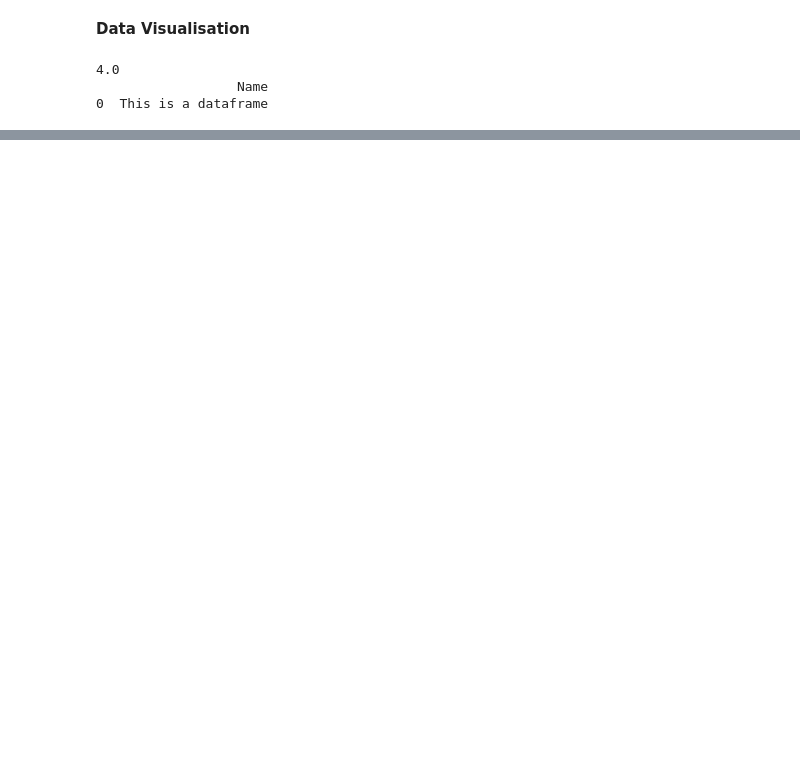
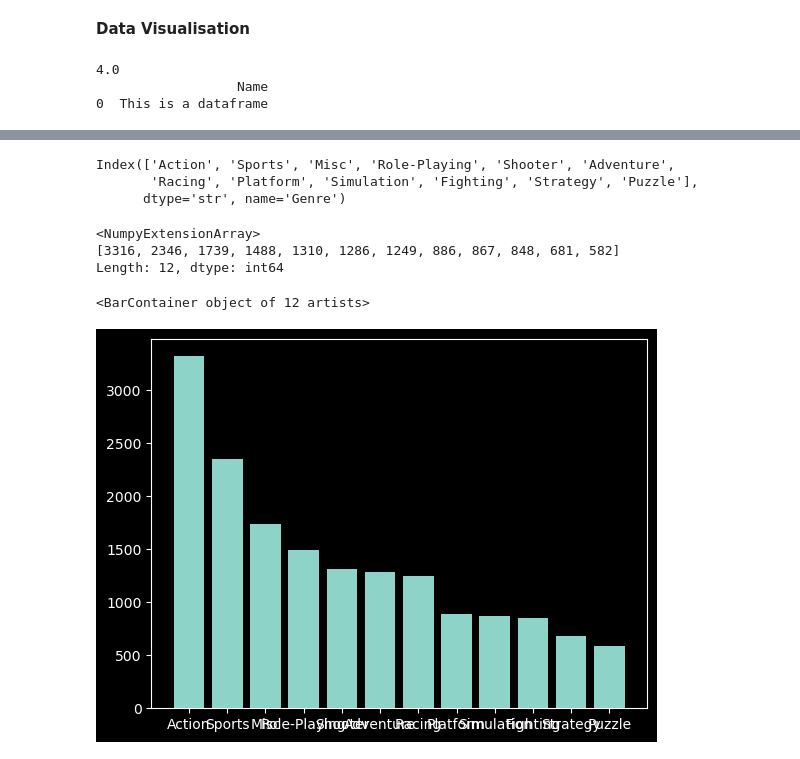
Before and after one commit to Geetansh124/Learn-PYthon-Progarmming, a Jupyter notebook: Python Programming/Python Libraries/Data Visualisation/Data Visualisation.ipynb, the cells around one changed output, grey strips where cells are left out. Drawn from its saved outputs; the diff is of its cells as text; code cells hidden in the pictures; blank space fills up the shorter version.

```diff
--- a/Python Programming/Python Libraries/Data Visualisation/Data Visualisation.ipynb
+++ b/Python Programming/Python Libraries/Data Visualisation/Data Visualisation.ipynb
@@ -25,4 +28,8 @@ import matplotlib.pyplot as plt
 import seaborn as sns
 import numpy as np
 import pandas as pd
+
+
+df = pd.read_csv('vgsales.csv')
+df.head()
 # %% [output]
@@ -30,0 +84,3 @@ operable program or batch file.
+# %%
+cat_counts=df['Genre'].value_counts()
+cat_counts
@@ -30,0 +102,19 @@ operable program or batch file.
+# %%
+x_bar = cat_counts.index
+x_bar
+# %% [output]
+Index(['Action', 'Sports', 'Misc', 'Role-Playing', 'Shooter', 'Adventure',
+       'Racing', 'Platform', 'Simulation', 'Fighting', 'Strategy', 'Puzzle'],
+      dtype='str', name='Genre')
+# %%
+y_bar = cat_counts.array
+y_bar
+# %% [output]
+<NumpyExtensionArray>
+[3316, 2346, 1739, 1488, 1310, 1286, 1249, 886, 867, 848, 681, 582]
+Length: 12, dtype: int64
+# %%
+plt.bar(x_bar, y_bar)
+# %% [output]
+<BarContainer object of 12 artists>
+[figure, added]
```
Also changed, not shown: parts of 11 cells of this notebook, 4 other files.
